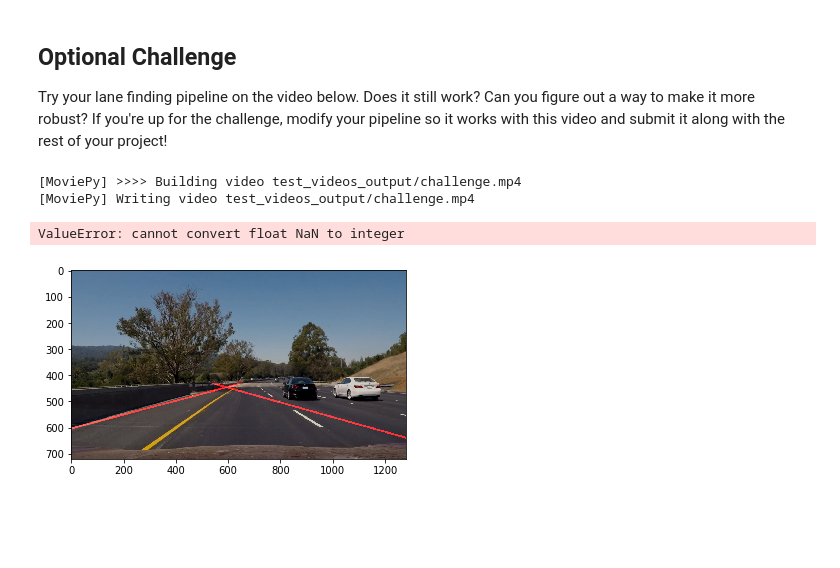
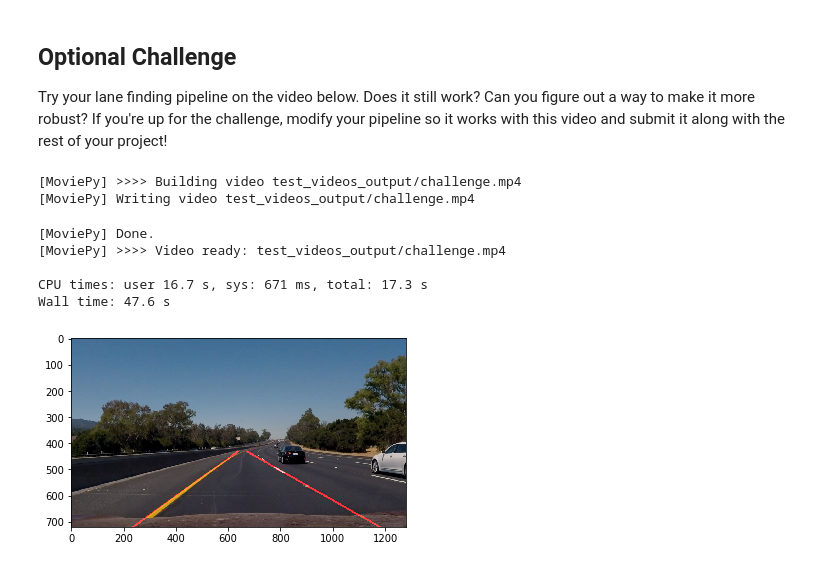
Before and after one commit to kevinkkk0321/Udacity_self-driving-car-nanodegree, a Jupyter notebook: Project1_Finding-Lane_Lines/P1.ipynb, the cells around one changed output. Drawn from its saved outputs; the diff is of its cells as text; code cells hidden in the pictures; blank space fills up the shorter version.

```diff
--- a/Project1_Finding-Lane_Lines/P1.ipynb
+++ b/Project1_Finding-Lane_Lines/P1.ipynb
@@ -157,21 +157,15 @@ def draw_lines(img, lines, color=[255, 0, 0], thickness=5):
 
     for line in lines:
         for x1,y1,x2,y2 in line:
-            try:
-                current_slope = (y2-y1)/(x2-x1)
-
-            except ZeroDivisionError:
-                current_slope = -np.inf
-                continue
-
-            if cal_slope(x1,y1,x2,y2) > 0 and current_slope > -np.inf:
+            slope = cal_slope(x1,y1,x2,y2)
+            if slope is not None and 0.5 < slope < 2.0:
                 left_slope.append(cal_slope(x1,y1,x2,y2))
                 left_x.append(x1)
                 left_x.append(x2)
                 left_y.append(y1)
                 left_y.append(y2)
                 left_intercept.append(y1 - x1*cal_slope(x1,y1,x2,y2))
-            if cal_slope(x1,y1,x2,y2) < 0 and current_slope < np.inf:
+            if slope is not None and -2.0 < slope < -0.5:
                 right_slope.append(cal_slope(x1,y1,x2,y2))
                 right_x.append(x1)
                 right_x.append(x2)
@@ -207,7 +201,10 @@ def draw_lines(img, lines, color=[255, 0, 0], thickness=5):
         cv2.line(img, (int(right_x_min), int(right_y_min)), (int(right_x_max), int(right_y_max)), color, thickness)
 
 def cal_slope(x1, y1, x2, y2):
-    return ((y2-y1)/(x2-x1))
+    if x2 == x1:  # devide by zero
+        return None
+    else:
+        return ((y2-y1)/(x2-x1))
 
 def intercept(x, y, slope):
     return y - x*slope
@@ -409,18 +406,22 @@ Try your lane finding pipeline on the video below.  Does it still work?  Can you
 # %%
 challenge_output = 'test_videos_output/challenge.mp4'
 ## To speed up the testing process you may want to try your pipeline on a shorter subclip of the video
 ## To do so add .subclip(start_second,end_second) to the end of the line below
 ## Where start_second and end_second are integer values representing the start and end of the subclip
 ## You may also uncomment the following line for a subclip of the first 5 seconds
-clip3 = VideoFileClip('test_videos/challenge.mp4').subclip(0,5)
+##clip3 = VideoFileClip('test_videos/challenge.mp4').subclip(0,5)
 clip3 = VideoFileClip('test_videos/challenge.mp4')
 challenge_clip = clip3.fl_image(process_image)
 %time challenge_clip.write_videofile(challenge_output, audio=False)
 # %% [output]
 [MoviePy] >>>> Building video test_videos_output/challenge.mp4
 [MoviePy] Writing video test_videos_output/challenge.mp4
-ValueError: cannot convert float NaN to integer
+[MoviePy] Done.
+[MoviePy] >>>> Video ready: test_videos_output/challenge.mp4
+
+CPU times: user 16.7 s, sys: 671 ms, total: 17.3 s
+Wall time: 47.6 s
-[figure, old version]
+[figure, new version]
 # %%
 HTML("""
 <video width="960" height="540" controls>
```
Also changed, not shown: parts of 2 cells of this notebook, 4 other files.
